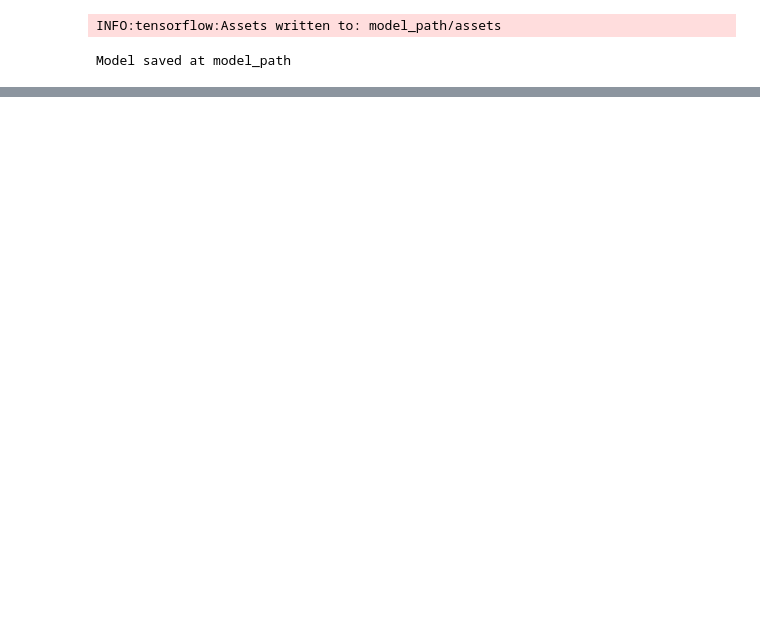
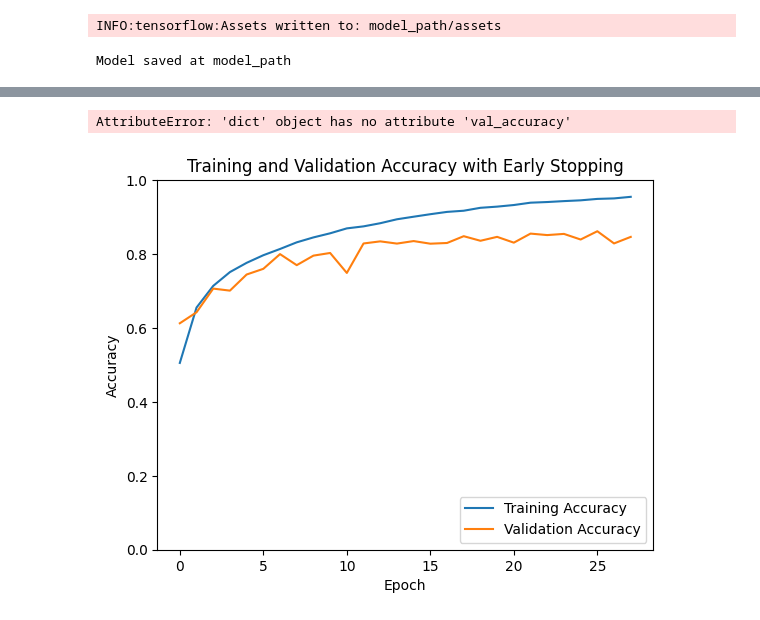
Before and after one commit to junyang0/IE4483-Project, a Jupyter notebook: Cifar-10.ipynb, the cells around one changed output, grey strips where cells are left out. Drawn from its saved outputs; the diff is of its cells as text; code cells hidden in the pictures; blank space fills up the shorter version.

```diff
--- a/Cifar-10.ipynb
+++ b/Cifar-10.ipynb
@@ -287,0 +292,21 @@ Model saved at model_path
+# %%
+no_dropout_model = build_VGG10_model(myDropout_Conv=0, myDropout_Dense=0)
+
+no_dropout_model.compile(
+    optimizer=Adam(learning_rate=0.001),
+    loss='categorical_crossentropy',
+    metrics=['accuracy']
+)
+
+history3 = no_dropout_model.fit(
+    train_set,
+    epochs=200,
+    validation_data=val_set,
+    callbacks=[early_stopping]
+)
+
+if save_model:
+    no_dropout_model.save("models/no_dropout_model.keras")
+    print("Model saved at modes/no_dropout_model.keras")
+else:
+    print("Model not saved")
@@ -287,0 +333,23 @@ Model saved at model_path
+# %%
+history3.history.val_accuracy.plot()
+plt.xlabel('Epoch')
+plt.ylabel('Accuracy')
+plt.legend(['Train', 'Validation'])
+plt.title('Model Accuracy')
+plt.show()
+# %% [output]
+AttributeError: 'dict' object has no attribute 'val_accuracy'
+# %%
+import matplotlib.pyplot as plt
+
+# Plot accuracy and validation accuracy for the recorded epochs
+plt.plot(history3.history['accuracy'], label='Training Accuracy')
+plt.plot(history3.history['val_accuracy'], label='Validation Accuracy')
+plt.xlabel('Epoch')
+plt.ylabel('Accuracy')
+plt.ylim([0, 1])
+plt.legend(loc='lower right')
+plt.title('Training and Validation Accuracy with Early Stopping')
+plt.show()
+# %% [output]
+[figure, added]
```
Also changed, not shown: parts of 4 cells of this notebook, 1 other file.
